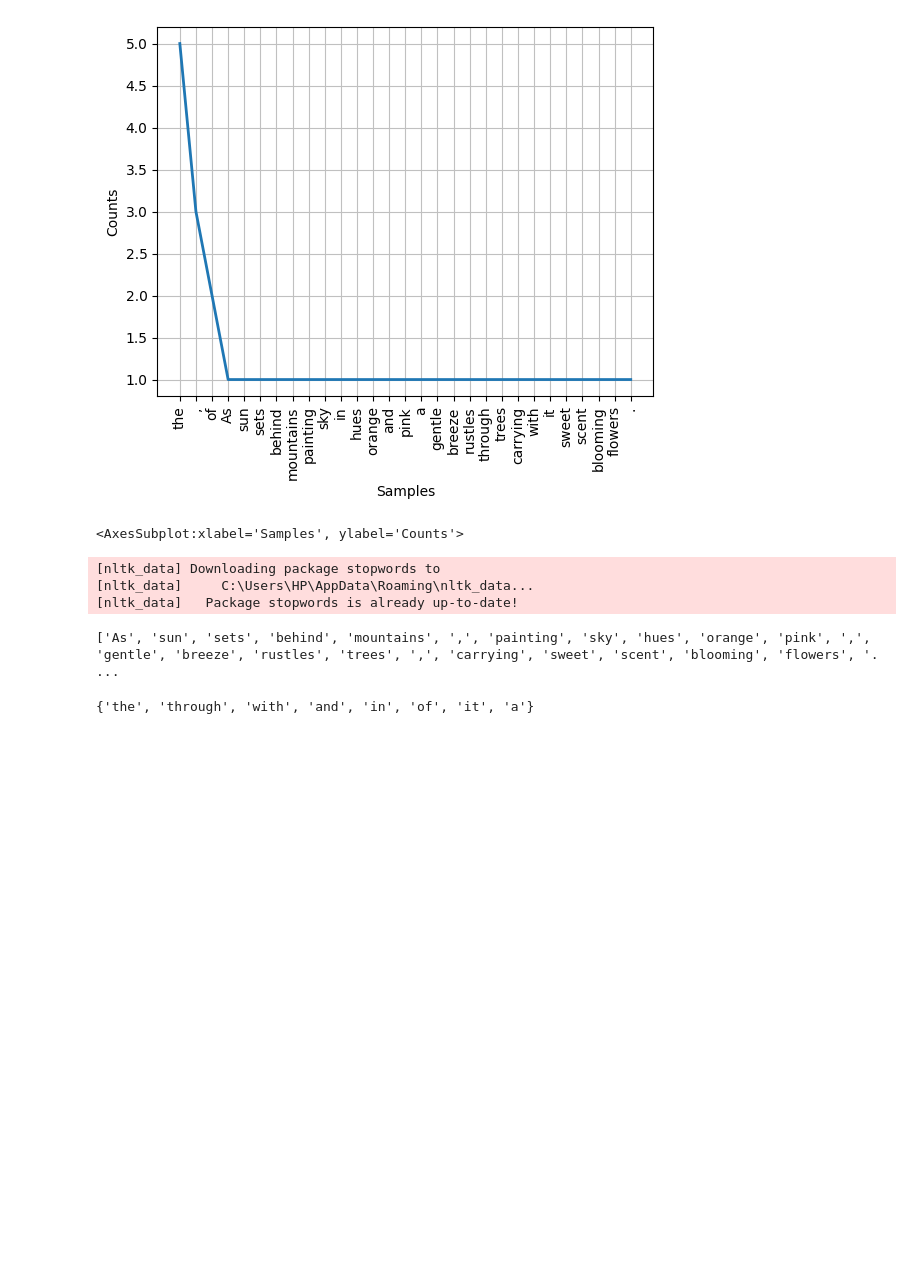
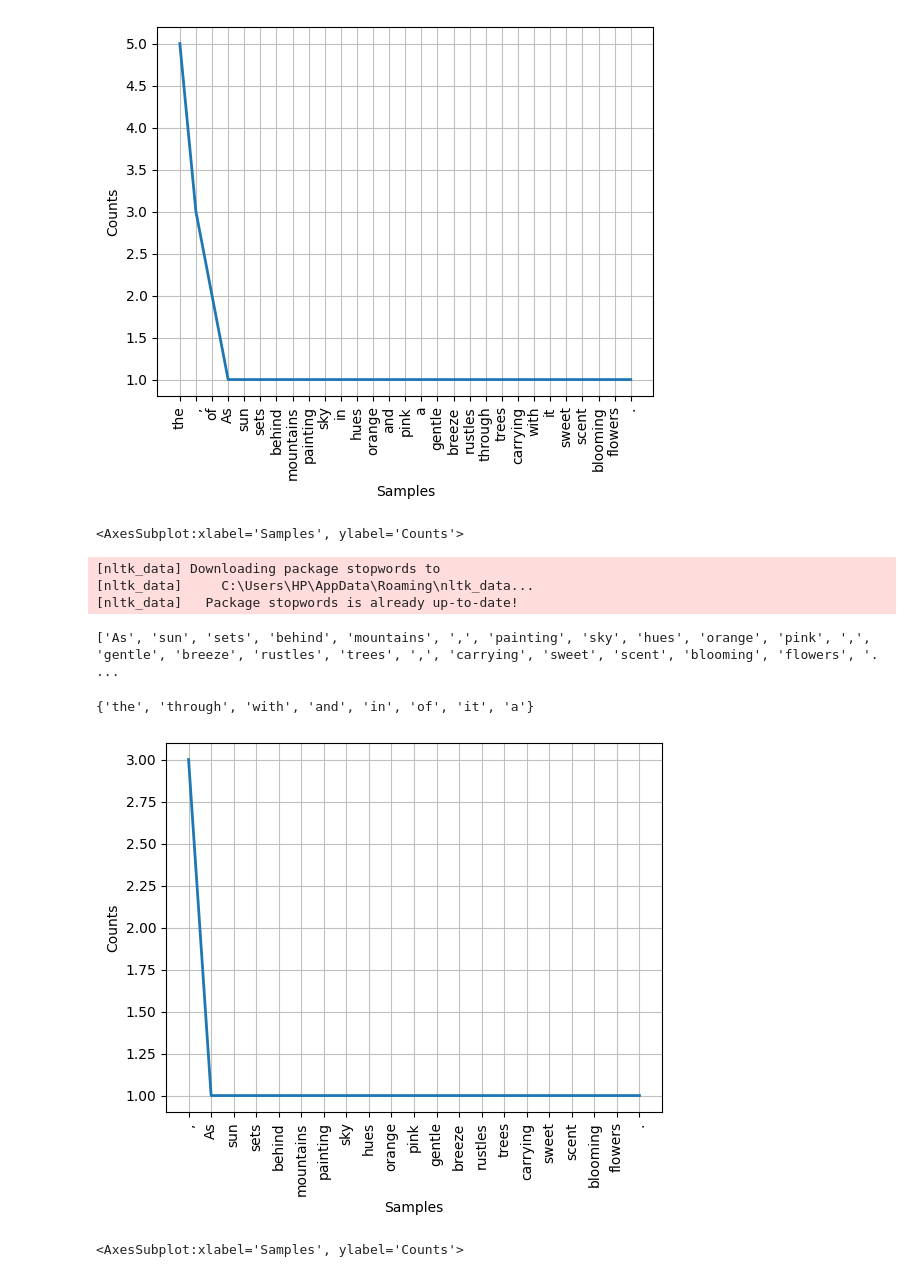
Before and after one commit to ChibuikeOnuba/NLP, a Jupyter notebook: toolkit.ipynb, the cells around one changed output. Drawn from its saved outputs; the diff is of its cells as text; code cells hidden in the pictures; blank space fills up the shorter version.

```diff
--- a/toolkit.ipynb
+++ b/toolkit.ipynb
@@ -65,3 +147,9 @@ stop_words_in_tokenized_words = set(tokenized_word)-set(without_stop_words)
 print(stop_words_in_tokenized_words)
 # %% [output]
 {'the', 'through', 'with', 'and', 'in', 'of', 'it', 'a'}
+# %%
+counts = FreqDist(without_stop_words)
+counts.plot(30)
+# %% [output]
+[figure, added]
+<AxesSubplot:xlabel='Samples', ylabel='Counts'>
```
Also changed, not shown: parts of 18 cells of this notebook.
